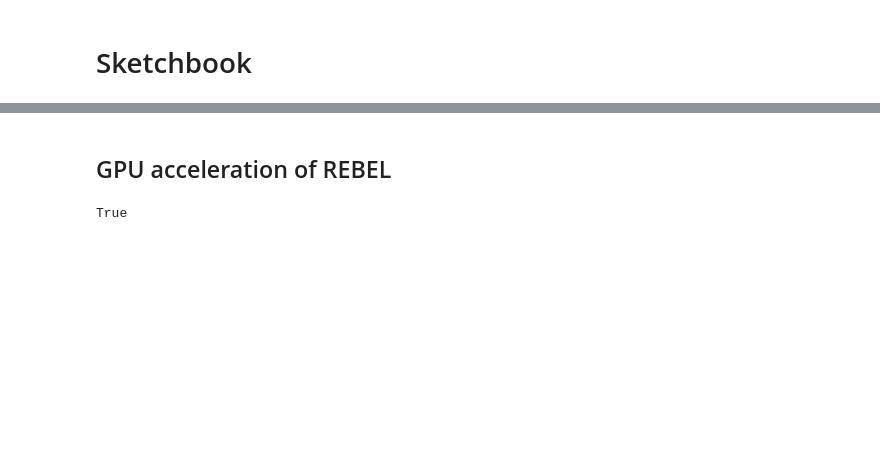
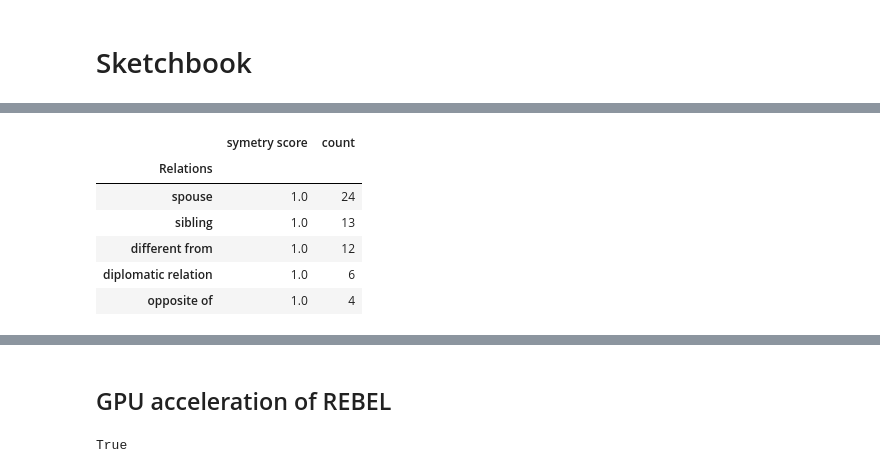
Before and after one commit to RK22000/REBEL-Graph-RAG, a Jupyter notebook: notebook.ipynb, the cells around one changed output, grey strips where cells are left out. Cells and saved outputs as stored; diff of their text form; code cells hidden in the pictures; blank space fills up the shorter version.

```diff
--- a/notebook.ipynb
+++ b/notebook.ipynb
@@ -2,0 +28,11 @@
+# %%
+relation = df.columns[0]
+df.sort_values([relation, 'count'], ascending=False).loc[:, [relation, 'count']].head()
+# %% [output]
+|  | symetry score | count |
+| Relations |  |  |
+| spouse | 1.0 | 24 |
+| sibling | 1.0 | 13 |
+| different from | 1.0 | 12 |
+| diplomatic relation | 1.0 | 6 |
+| opposite of | 1.0 | 4 |
```
Also changed, not shown: parts of 38 cells of this notebook, 1 other file.
